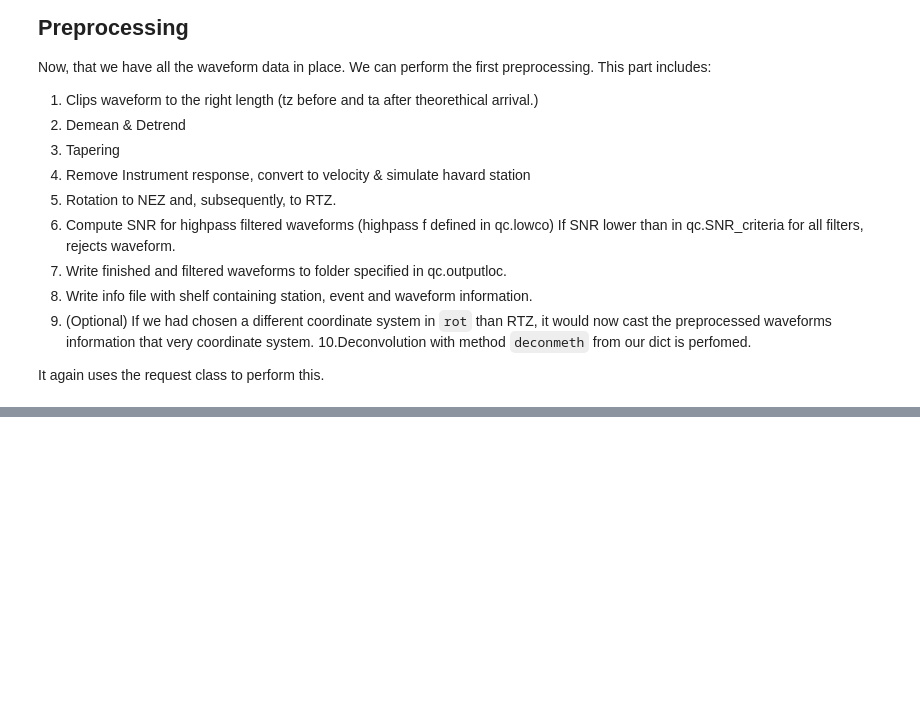
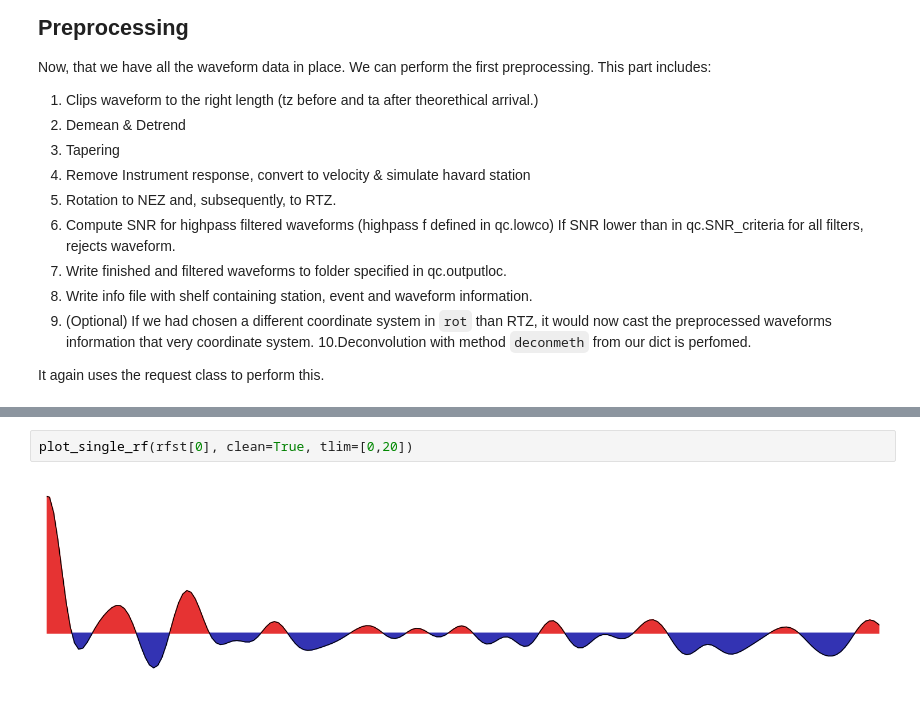
Before and after one commit to PyGLImER/PyGLImER, a Jupyter notebook: examples/00_DataCollection.ipynb, the cells around one changed output, grey strips where cells are left out. Saved outputs shown, nothing was run; the diff lists cells and outputs as text; blank space fills up the shorter version.

```diff
--- a/examples/00_DataCollection.ipynb
+++ b/examples/00_DataCollection.ipynb
@@ -306,0 +313,4 @@ rfst.plot()
+# %%
+plot_single_rf(rfst[0], clean=True, tlim=[0,20])
+# %% [output]
+[figure, added]
```
Also changed, not shown: parts of 17 cells of this notebook, 3 other files.
